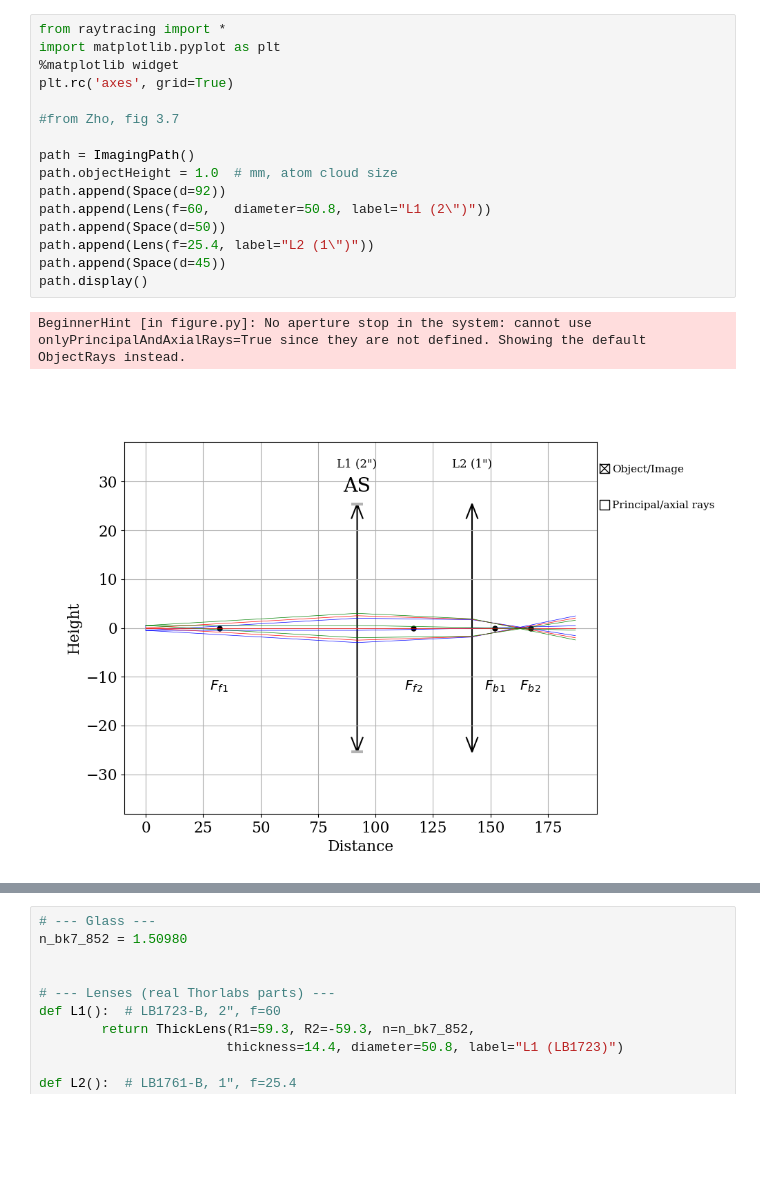
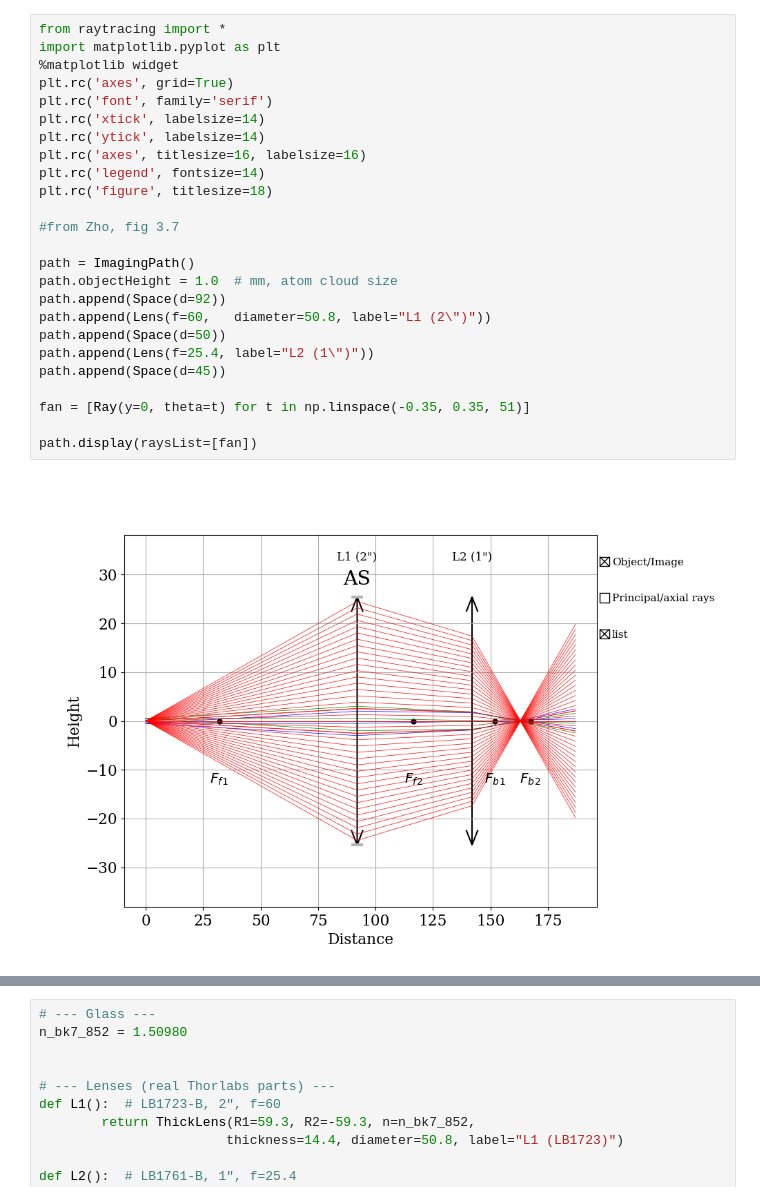
Before and after one commit to josephmlev/eedm_jml, a Jupyter notebook: daqAnalysisAndExperiments/optics/flourescenceTelescope/flourescenceTelescope.ipynb, the cells around one changed output, grey strips where cells are left out. Saved outputs shown, nothing was run; the diff lists cells and outputs as text; blank space fills up the shorter version.

```diff
--- a/daqAnalysisAndExperiments/optics/flourescenceTelescope/flourescenceTelescope.ipynb
+++ b/daqAnalysisAndExperiments/optics/flourescenceTelescope/flourescenceTelescope.ipynb
@@ -1,19 +1,27 @@
 # %%
 from raytracing import *
 import matplotlib.pyplot as plt
 %matplotlib widget
 plt.rc('axes', grid=True)
+plt.rc('font', family='serif')
+plt.rc('xtick', labelsize=14)
+plt.rc('ytick', labelsize=14)
+plt.rc('axes', titlesize=16, labelsize=16)
+plt.rc('legend', fontsize=14)
+plt.rc('figure', titlesize=18)
 
 #from Zho, fig 3.7
 
 path = ImagingPath()
 path.objectHeight = 1.0  # mm, atom cloud size
 path.append(Space(d=92))
 path.append(Lens(f=60,   diameter=50.8, label="L1 (2\")"))
 path.append(Space(d=50))
 path.append(Lens(f=25.4, label="L2 (1\")"))
 path.append(Space(d=45))
-path.display()
+
+fan = [Ray(y=0, theta=t) for t in np.linspace(-0.35, 0.35, 51)]
+
+path.display(raysList=[fan])
 # %% [output]
-BeginnerHint [in figure.py]: No aperture stop in the system: cannot use onlyPrincipalAndAxialRays=True since they are not defined. Showing the default ObjectRays instead.
-[figure, old version]
+[figure, new version]
```
Also changed, not shown: parts of 4 cells of this notebook.
